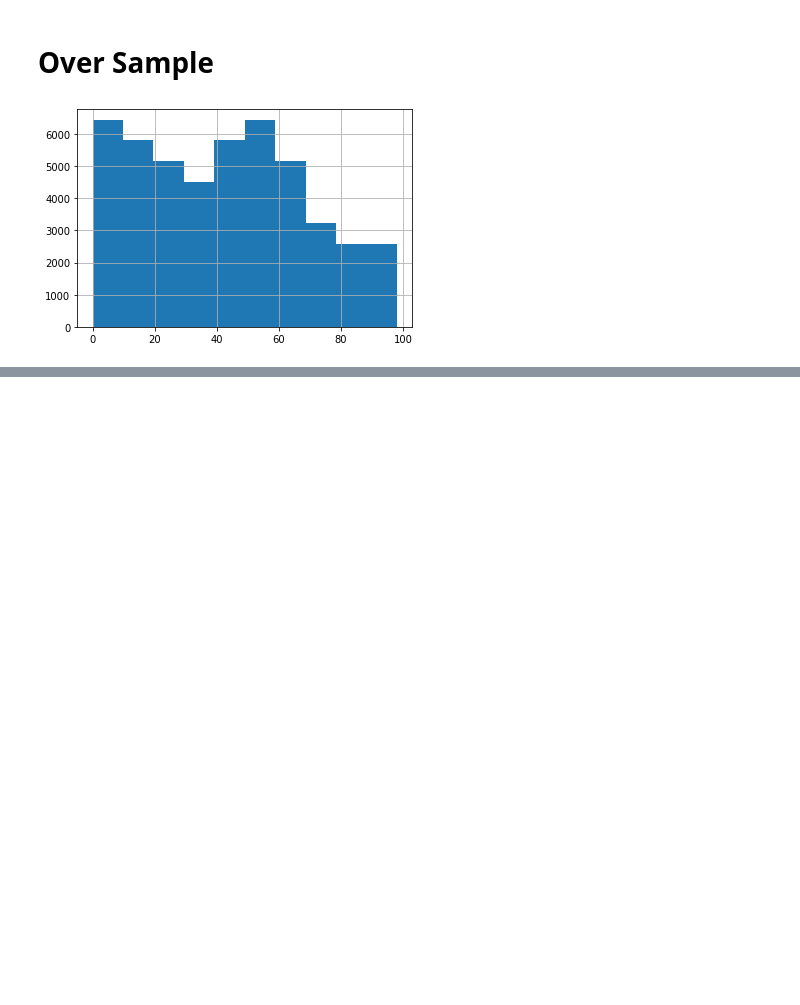
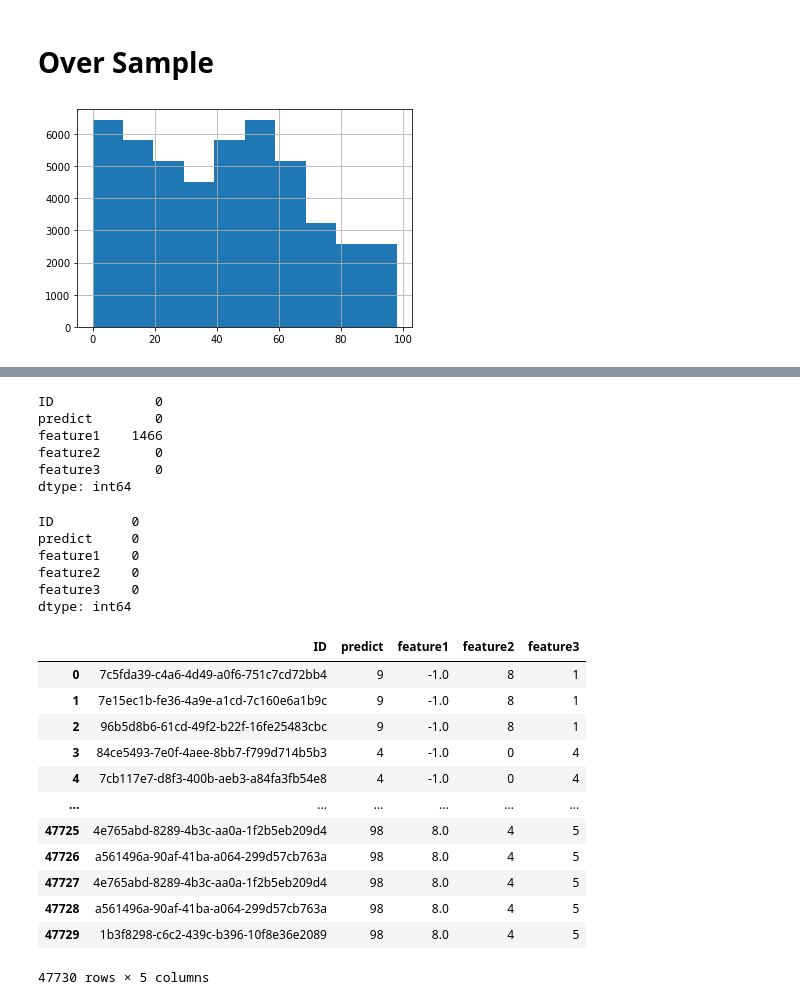
Before and after one commit to CakeNuthep/Super_AI, a Jupyter notebook: Homework/Week4/Class99.ipynb, the cells around one changed output, grey strips where cells are left out. Drawn from its saved outputs; the diff is of its cells as text; code cells hidden in the pictures; blank space fills up the shorter version.

```diff
--- a/Homework/Week4/Class99.ipynb
+++ b/Homework/Week4/Class99.ipynb
@@ -155,0 +192,9 @@ df_drop
+# %%
+df_drop.isna().sum()
+# %% [output]
+ID             0
+predict        0
+feature1    1466
+feature2       0
+feature3       0
+dtype: int64
@@ -155,0 +203,25 @@ df_drop
+# %%
+df_drop.isna().sum()
+# %% [output]
+ID          0
+predict     0
+feature1    0
+feature2    0
+feature3    0
+dtype: int64
+# %%
+df_drop
+# %% [output]
+|  | ID | predict | feature1 | feature2 | feature3 |
+| 0 | 7c5fda39-c4a6-4d49-a0f6-751c7cd72bb4 | 9 | -1.0 | 8 | 1 |
+| 1 | 7e15ec1b-fe36-4a9e-a1cd-7c160e6a1b9c | 9 | -1.0 | 8 | 1 |
+| 2 | 96b5d8b6-61cd-49f2-b22f-16fe25483cbc | 9 | -1.0 | 8 | 1 |
+| 3 | 84ce5493-7e0f-4aee-8bb7-f799d714b5b3 | 4 | -1.0 | 0 | 4 |
+| 4 | 7cb117e7-d8f3-400b-aeb3-a84fa3fb54e8 | 4 | -1.0 | 0 | 4 |
+| ... | ... | ... | ... | ... | ... |
+| 47725 | 4e765abd-8289-4b3c-aa0a-1f2b5eb209d4 | 98 | 8.0 | 4 | 5 |
+| 47726 | a561496a-90af-41ba-a064-299d57cb763a | 98 | 8.0 | 4 | 5 |
+| 47727 | 4e765abd-8289-4b3c-aa0a-1f2b5eb209d4 | 98 | 8.0 | 4 | 5 |
+| 47728 | a561496a-90af-41ba-a064-299d57cb763a | 98 | 8.0 | 4 | 5 |
+| 47729 | 1b3f8298-c6c2-439c-b396-10f8e36e2089 | 98 | 8.0 | 4 | 5 |
+47730 rows × 5 columns
```
Also changed, not shown: parts of 20 cells of this notebook.
